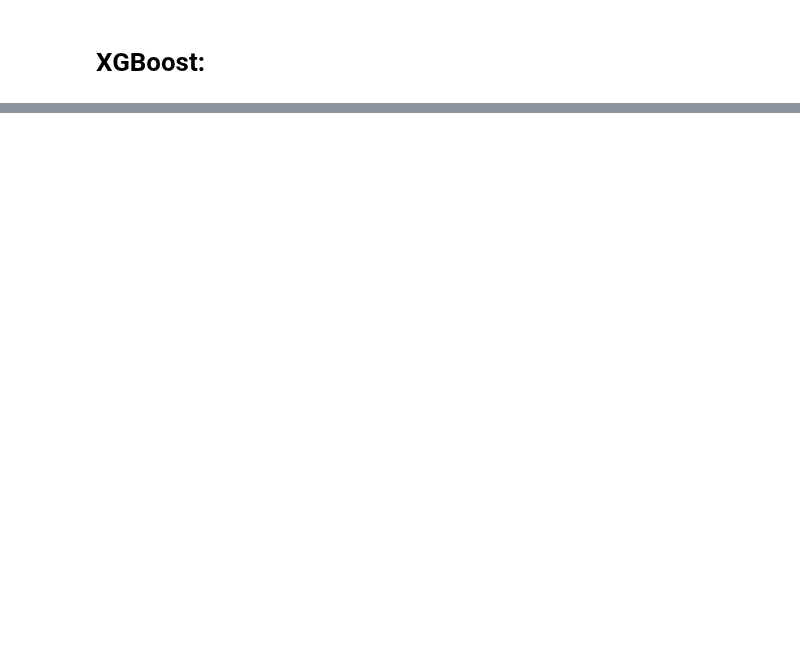
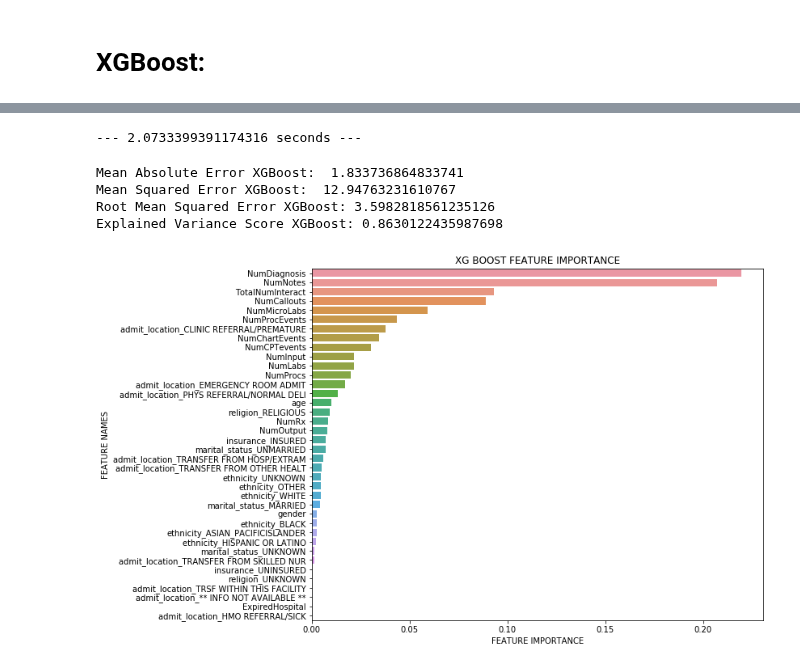
Before and after one commit to derek-y-lee/uclabiostat-thesis, a Jupyter notebook: los-prediction.ipynb, the cells around one changed output, grey strips where cells are left out. Saved outputs shown, nothing was run; the diff lists cells and outputs as text; code cells hidden in the pictures; blank space fills up the shorter version.

```diff
--- a/los-prediction.ipynb
+++ b/los-prediction.ipynb
@@ -1349,0 +1164,21 @@ Index(['gender', 'age', 'NumCallouts', 'NumDiagnosis', 'NumProcs',
+# %%
+# Not using AdmitDiagnosis nor AdmitProcedure nor LOSgroupNum nor admit_type (all are EMERGENCY)
+
+to_dummify_simple = ['admit_location', 'insurance', 'religion', 'marital_status','ethnicity']
+
+simple_data_lesstransfer = raw_completecase[['gender', 'age', 'LOSdays', 'admit_location', 'admit_type',
+        'insurance', 'religion', 'marital_status',
+       'ethnicity', 'NumCallouts', 'NumDiagnosis', 'NumProcs',
+       'NumCPTevents', 'NumInput', 'NumLabs', 'NumMicroLabs',
+       'NumNotes', 'NumOutput', 'NumRx', 'NumProcEvents',
+       'NumChartEvents', 'ExpiredHospital', 'TotalNumInteract']]
+
+simple_data_lesstransfer = simple_data_lesstransfer[simple_data_lesstransfer.ExpiredHospital==0]
+simple_data_lesstransfer = simple_data_lesstransfer[simple_data_lesstransfer.admit_type=="EMERGENCY"]
+
+
+simple_data_lesstransfer_dummified = pd.get_dummies(simple_data_lesstransfer, prefix=to_dummify_simple, columns=to_dummify_simple)
+
+simple_data_lesstransfer_dummified.drop(columns="admit_type", inplace=True)
+
+simple_data_lesstransfer_dummified.columns
@@ -1349,0 +1205,41 @@ Index(['gender', 'age', 'NumCallouts', 'NumDiagnosis', 'NumProcs',
+# %%
+y_lesstransfer = simple_data_lesstransfer_dummified.LOSdays
+X_lesstransfer = simple_data_lesstransfer_dummified.loc[:, simple_data_lesstransfer_dummified.columns != 'LOSdays']
+
+X_train_lesstransfer, X_test_lesstransfer, y_train_lesstransfer, y_test_lesstransfer = train_test_split(X_lesstransfer,
+                                                                                                        y_lesstransfer,
+                                                                                                        test_size=0.2,
+                                                                                                        random_state=42)
+# %%
+start_time = time.time()
+xgbmodel_lesstransfer = XGBRegressor()
+xgbmodel_lesstransfer.fit(X_train_lesstransfer, y_train_lesstransfer)
+
+print("--- %s seconds ---" % (time.time() - start_time))
+# %% [output]
+--- 2.0733399391174316 seconds ---
+# %%
+# make predictions for test data
+y_pred_xgb_lesstransfer = xgbmodel_lesstransfer.predict(X_test_lesstransfer)
+predictions_xgb_lesstransfer = [round(value) for value in y_pred_xgb_lesstransfer ]
+
+mae_xgb_lesstransfer = metrics.mean_absolute_error(y_test_lesstransfer, predictions_xgb_lesstransfer)
+mse_xgb_lesstransfer = metrics.mean_squared_error(y_test_lesstransfer, predictions_xgb_lesstransfer)
+print("Mean Absolute Error XGBoost: ", mae_xgb_lesstransfer)
+print("Mean Squared Error XGBoost: ", mse_xgb_lesstransfer)
+print('Root Mean Squared Error XGBoost:', np.sqrt(metrics.mean_squared_error(y_test_lesstransfer,
+                                                                             predictions_xgb_lesstransfer)))
+print("Explained Variance Score XGBoost:", metrics.explained_variance_score(predictions_xgb_lesstransfer,
+                                                                            y_test_lesstransfer))
+# %% [output]
+Mean Absolute Error XGBoost:  1.833736864833741
+Mean Squared Error XGBoost:  12.94763231610767
+Root Mean Squared Error XGBoost: 3.5982818561235126
+Explained Variance Score XGBoost: 0.8630122435987698
+# %%
+features_xgb_lesstransfer = simple_data_lesstransfer_dummified.loc[:,
+                                                                   simple_data_lesstransfer_dummified.columns != 'LOSdays'].columns
+
+plot_feature_importance(xgbmodel_lesstransfer.feature_importances_,features_xgb_lesstransfer,'XG BOOST ')
+# %% [output]
+[figure, added]
```
Also changed, not shown: parts of 59 cells of this notebook.
